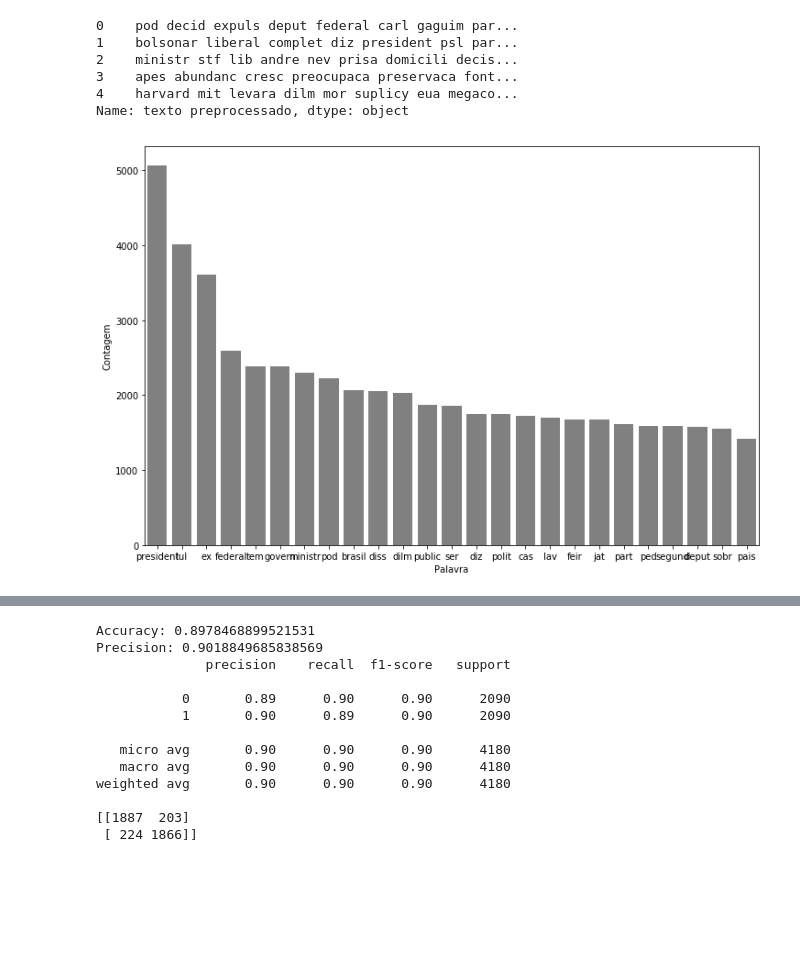
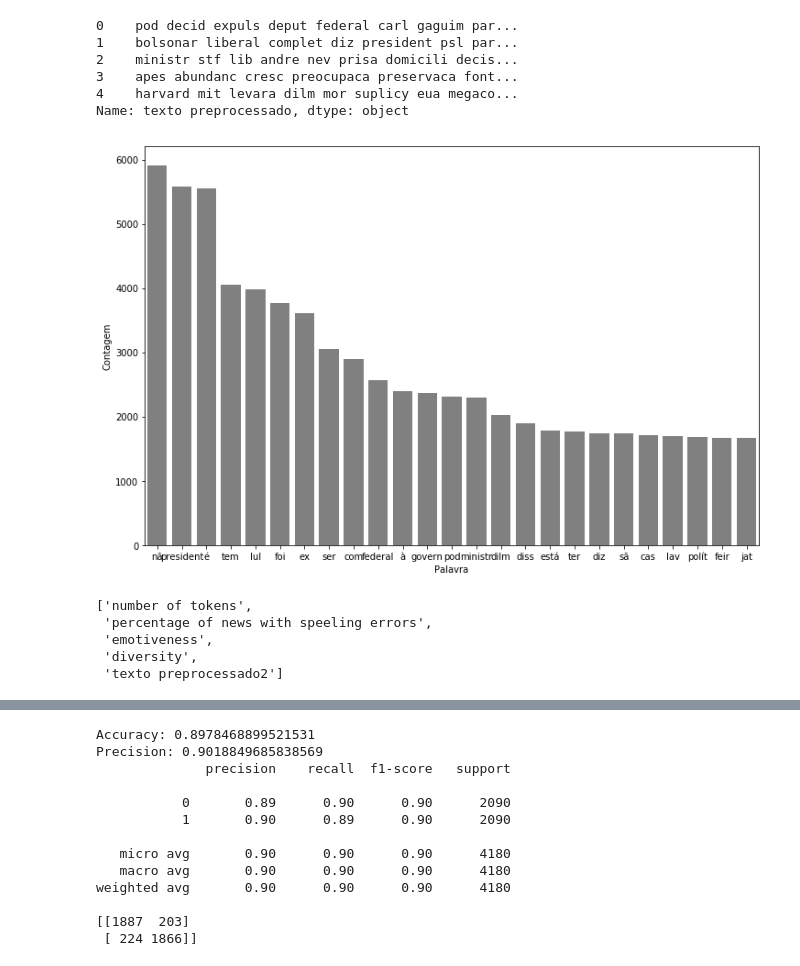
Before and after one commit to joaopaulopbjp/FakeNewsDetection, a Jupyter notebook: Fake News Classifier.ipynb, the cells around one changed output, grey strips where cells are left out. Drawn from its saved outputs; the diff is of its cells as text; code cells hidden in the pictures; blank space fills up the shorter version.

```diff
--- a/Fake News Classifier.ipynb
+++ b/Fake News Classifier.ipynb
@@ -212,0 +261,2 @@ Name: texto preprocessado2, dtype: object
+# %%
+df_politica['number of tokens'] = df_politica['number of tokens'].astype('float')
@@ -212,0 +269,2 @@ Name: texto preprocessado2, dtype: object
+# %%
+df_politica['percentage of news with speeling errors'] = df_politica['percentage of news with speeling errors'].astype('float')
@@ -212,0 +277,2 @@ Name: texto preprocessado2, dtype: object
+# %%
+df_politica['emotiveness'] = df_politica['emotiveness'].astype('float')
@@ -212,0 +285,2 @@ Name: texto preprocessado2, dtype: object
+# %%
+df_politica['diversity'] = df_politica['diversity'].astype('float')
@@ -228,9 +329,9 @@ df_politica['texto preprocessado'].head()
 4    harvard mit levara dilm mor suplicy eua megaco...
 Name: texto preprocessado, dtype: object
 # %%
-pareto(df_politica, "texto preprocessado", 25)
+pareto(df_politica, "texto preprocessado2", 25)
 # %% [output]
-[figure, old version]
+[figure, new version]
 # %%
 countV = CountVectorizer(lowercase=False, max_features=1000)
 tfidfV = TfidfVectorizer(lowercase=False, max_features=1000)
@@ -236,0 +340,8 @@ tfidfV = TfidfVectorizer(lowercase=False, max_features=1000)
+# %%
+features
+# %% [output]
+['number of tokens',
+ 'percentage of news with speeling errors',
+ 'emotiveness',
+ 'diversity',
+ 'texto preprocessado2']
```
Also changed, not shown: parts of 49 cells of this notebook.
